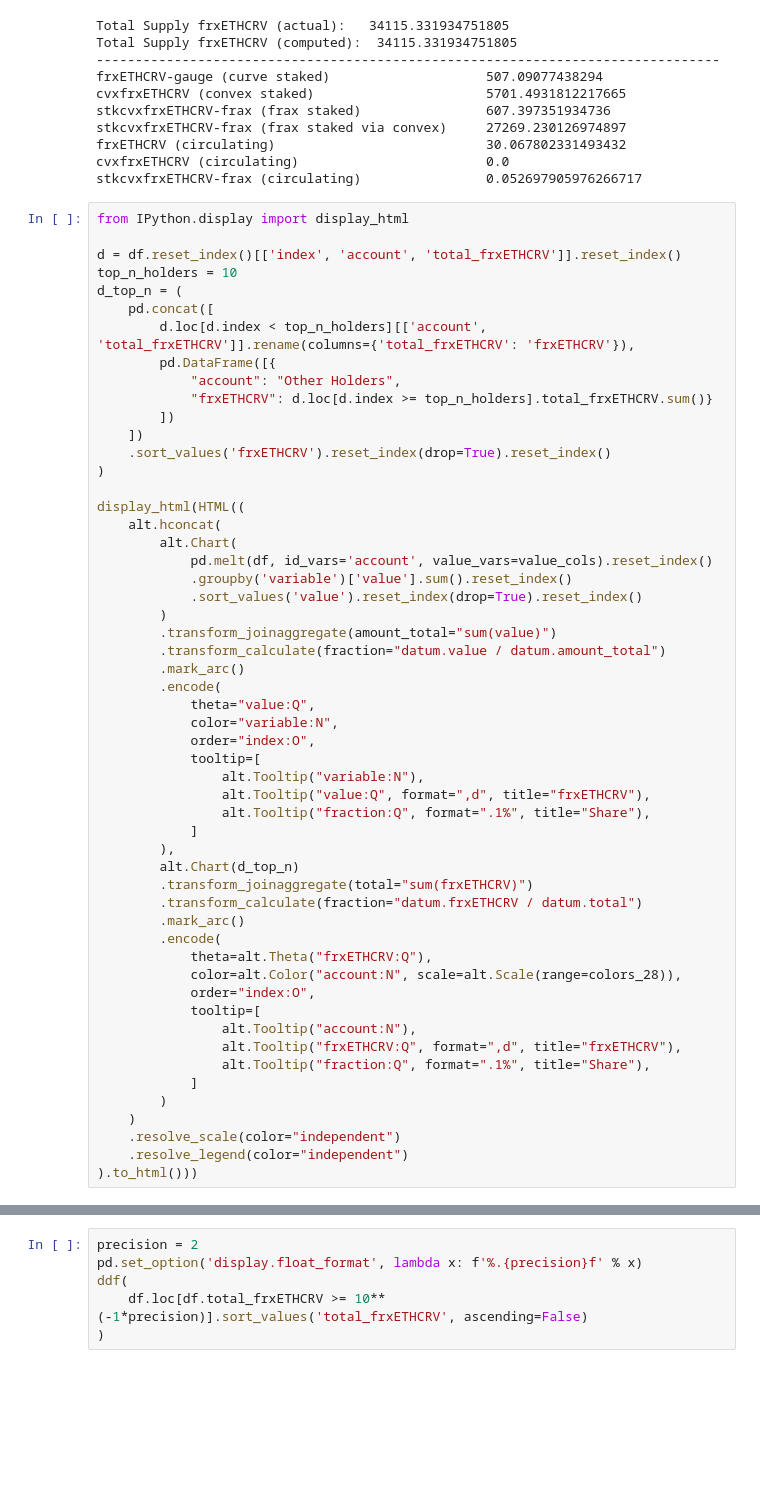
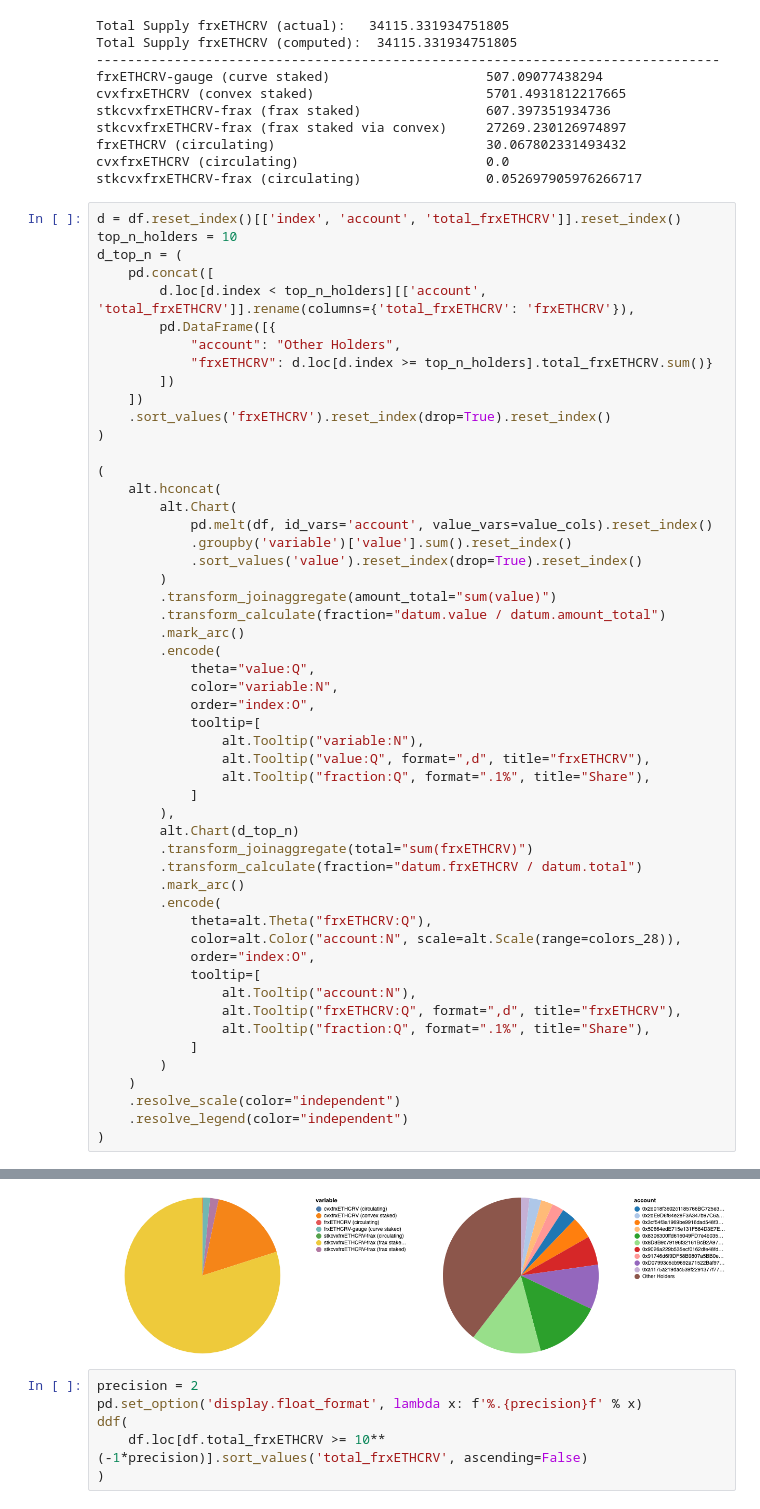
Before and after one commit to bam4564/flywheel, a Jupyter notebook: frxETHCRV_holders.ipynb, the cells around one changed output, grey strips where cells are left out. Drawn from its saved outputs; the diff is of its cells as text; blank space fills up the shorter version.

```diff
--- a/frxETHCRV_holders.ipynb
+++ b/frxETHCRV_holders.ipynb
@@ -377,8 +378,6 @@ frxETHCRV (circulating)                           30.067802331493432
 cvxfrxETHCRV (circulating)                        0.0
 stkcvxfrxETHCRV-frax (circulating)                0.052697905976266717
 # %%
-from IPython.display import display_html
-
 d = df.reset_index()[['index', 'account', 'total_frxETHCRV']].reset_index()
 top_n_holders = 10
 d_top_n = (
@@ -392,7 +391,7 @@ d_top_n = (
     .sort_values('frxETHCRV').reset_index(drop=True).reset_index()
 )
 
-display_html(HTML((
+(
     alt.hconcat(
         alt.Chart(
             pd.melt(df, id_vars='account', value_vars=value_cols).reset_index()
@@ -429,5 +428,5 @@ display_html(HTML((
     )
     .resolve_scale(color="independent")
     .resolve_legend(color="independent")
-).to_html()))
+)
 # %% [output]
@@ -435,3 +433,4 @@ display_html(HTML((
+[figure, added]
 # %%
 precision = 2
 pd.set_option('display.float_format', lambda x: f'%.{precision}f' % x)
```
Also changed, not shown: parts of 2 cells of this notebook.
